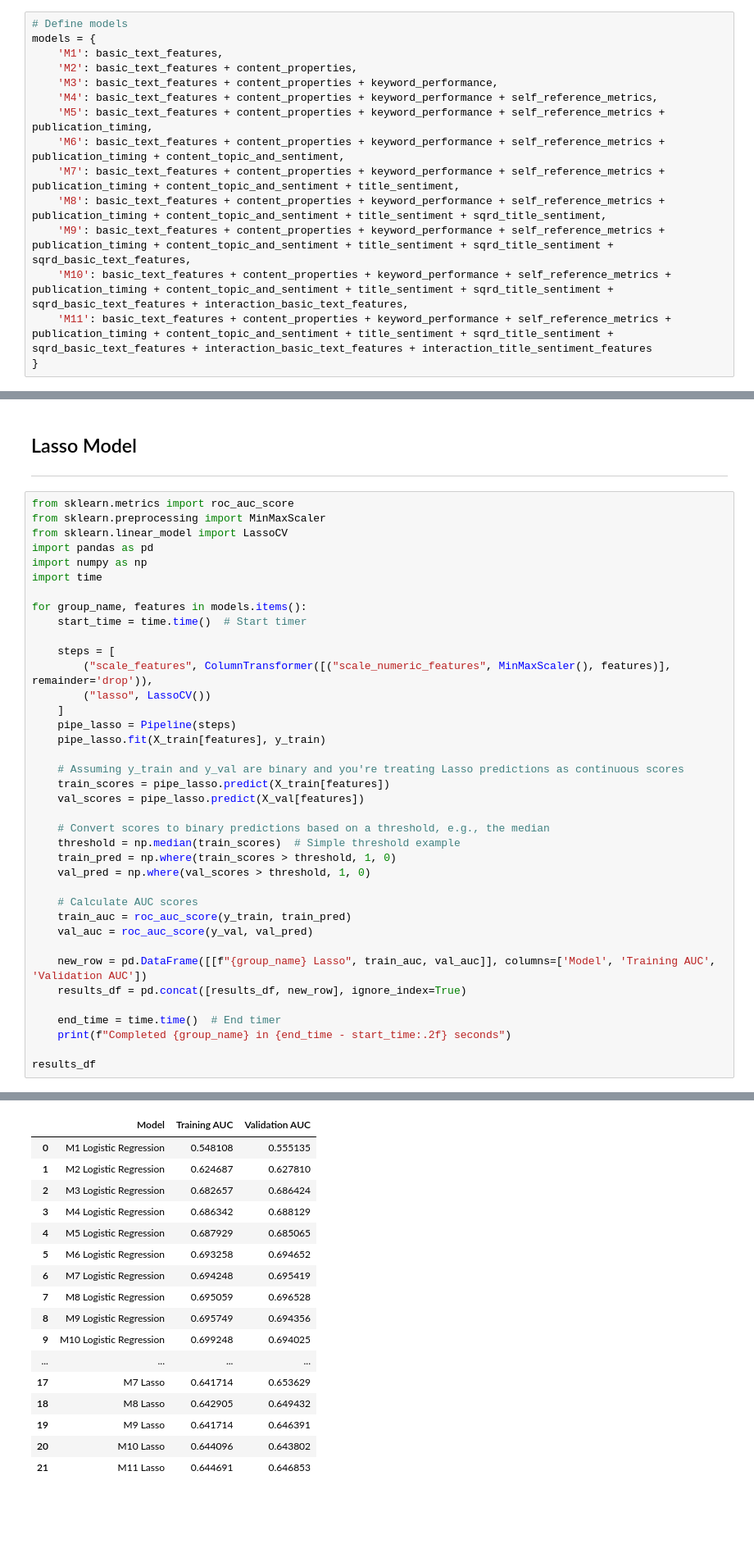
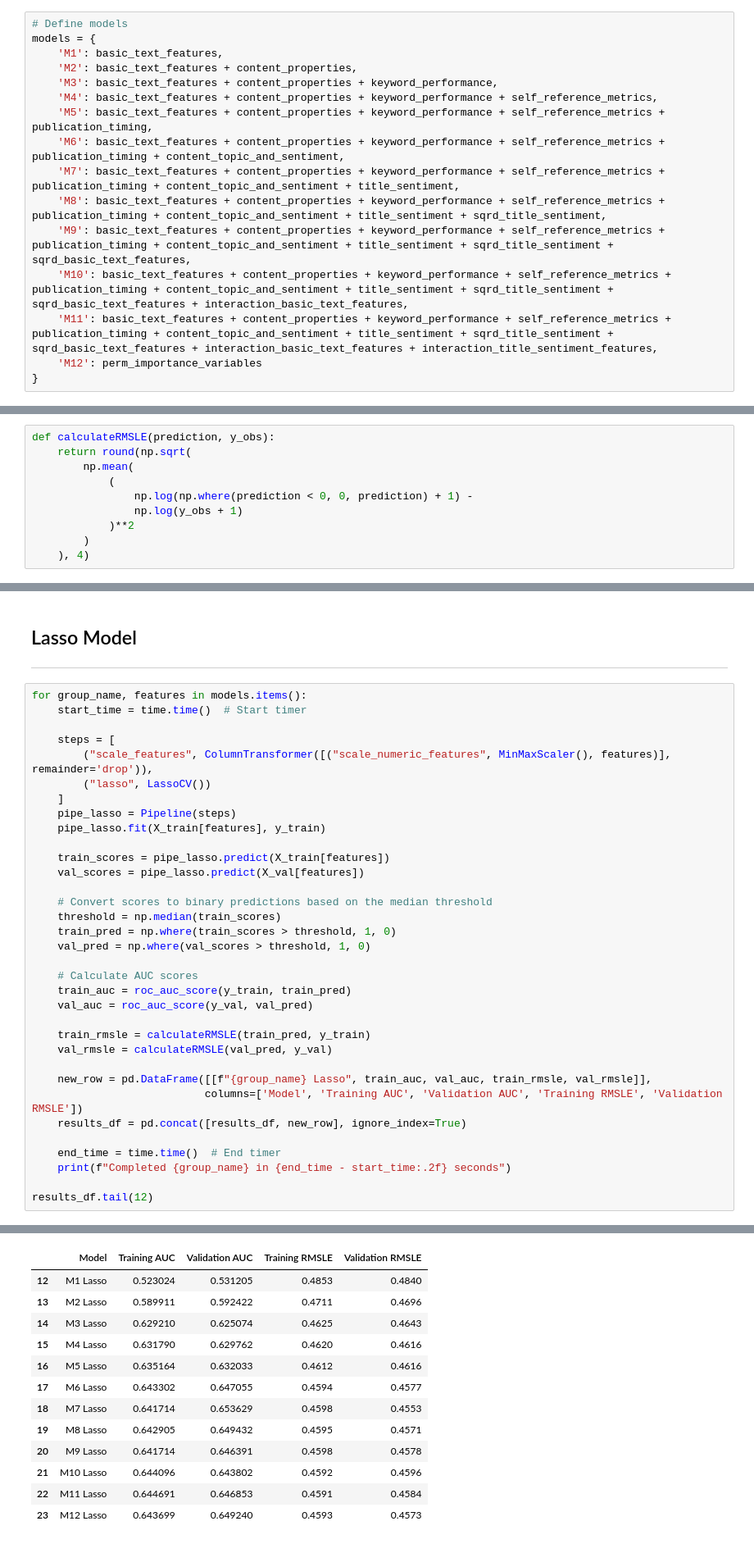
Before and after one commit to Iandrewburg/Data_Science, a Jupyter notebook: Data_Science_2/Assignments/Take_Home_Final/brandenburg_kaggle.ipynb, the cells around one changed output, grey strips where cells are left out. Shown: that part at 82% size. Saved outputs shown, nothing was run; the diff lists cells and outputs as text; blank space fills up the shorter version.

Commit message:
added various models

```diff
--- a/Data_Science_2/Assignments/Take_Home_Final/brandenburg_kaggle.ipynb
+++ b/Data_Science_2/Assignments/Take_Home_Final/brandenburg_kaggle.ipynb
@@ -353,7 +431,8 @@ models = {
     'M8': basic_text_features + content_properties + keyword_performance + self_reference_metrics + publication_timing + content_topic_and_sentiment + title_sentiment + sqrd_title_sentiment,
     'M9': basic_text_features + content_properties + keyword_performance + self_reference_metrics + publication_timing + content_topic_and_sentiment + title_sentiment + sqrd_title_sentiment + sqrd_basic_text_features,
     'M10': basic_text_features + content_properties + keyword_performance + self_reference_metrics + publication_timing + content_topic_and_sentiment + title_sentiment + sqrd_title_sentiment + sqrd_basic_text_features + interaction_basic_text_features,
-    'M11': basic_text_features + content_properties + keyword_performance + self_reference_metrics + publication_timing + content_topic_and_sentiment + title_sentiment + sqrd_title_sentiment + sqrd_basic_text_features + interaction_basic_text_features + interaction_title_sentiment_features
+    'M11': basic_text_features + content_properties + keyword_performance + self_reference_metrics + publication_timing + content_topic_and_sentiment + title_sentiment + sqrd_title_sentiment + sqrd_basic_text_features + interaction_basic_text_features + interaction_title_sentiment_features,
+    'M12': perm_importance_variables
 }
 # %%
 # Split 'train_data' into training and validation sets
@@ -393,3 +442,13 @@ M11 Validation Accuracy: 0.8737
 # %% [markdown]
 # Models
 ---
+# %%
+def calculateRMSLE(prediction, y_obs):
+    return round(np.sqrt(
+        np.mean(
+            (
+                np.log(np.where(prediction < 0, 0, prediction) + 1) -
+                np.log(y_obs + 1)
+            )**2
+        )
+    ), 4)
@@ -463,13 +586,6 @@ results_df
 ## Lasso Model
 ---
 # %%
-from sklearn.metrics import roc_auc_score
-from sklearn.preprocessing import MinMaxScaler
-from sklearn.linear_model import LassoCV
-import pandas as pd
-import numpy as np
-import time
-
 for group_name, features in models.items():
     start_time = time.time()  # Start timer
 
@@ -480,12 +596,11 @@ for group_name, features in models.items():
     pipe_lasso = Pipeline(steps)
     pipe_lasso.fit(X_train[features], y_train)
 
-    # Assuming y_train and y_val are binary and you're treating Lasso predictions as continuous scores
     train_scores = pipe_lasso.predict(X_train[features])
     val_scores = pipe_lasso.predict(X_val[features])
 
-    # Convert scores to binary predictions based on a threshold, e.g., the median
-    threshold = np.median(train_scores)  # Simple threshold example
+    # Convert scores to binary predictions based on the median threshold
+    threshold = np.median(train_scores)
     train_pred = np.where(train_scores > threshold, 1, 0)
     val_pred = np.where(val_scores > threshold, 1, 0)
 
@@ -493,11 +608,15 @@ for group_name, features in models.items():
     train_auc = roc_auc_score(y_train, train_pred)
     val_auc = roc_auc_score(y_val, val_pred)
 
-    new_row = pd.DataFrame([[f"{group_name} Lasso", train_auc, val_auc]], columns=['Model', 'Training AUC', 'Validation AUC'])
+    train_rmsle = calculateRMSLE(train_pred, y_train)
+    val_rmsle = calculateRMSLE(val_pred, y_val)
+
+    new_row = pd.DataFrame([[f"{group_name} Lasso", train_auc, val_auc, train_rmsle, val_rmsle]],
+                           columns=['Model', 'Training AUC', 'Validation AUC', 'Training RMSLE', 'Validation RMSLE'])
     results_df = pd.concat([results_df, new_row], ignore_index=True)
 
     end_time = time.time()  # End timer
     print(f"Completed {group_name} in {end_time - start_time:.2f} seconds")
 
-results_df
+results_df.tail(12)
 # %% [output]
@@ -515,17 +635,13 @@ Completed M11 in 1.83 seconds
-|  | Model | Training AUC | Validation AUC |
-| 0 | M1 Logistic Regression | 0.548108 | 0.555135 |
-| 1 | M2 Logistic Regression | 0.624687 | 0.627810 |
-| 2 | M3 Logistic Regression | 0.682657 | 0.686424 |
-| 3 | M4 Logistic Regression | 0.686342 | 0.688129 |
-| 4 | M5 Logistic Regression | 0.687929 | 0.685065 |
-| 5 | M6 Logistic Regression | 0.693258 | 0.694652 |
-| 6 | M7 Logistic Regression | 0.694248 | 0.695419 |
-| 7 | M8 Logistic Regression | 0.695059 | 0.696528 |
-| 8 | M9 Logistic Regression | 0.695749 | 0.694356 |
-| 9 | M10 Logistic Regression | 0.699248 | 0.694025 |
-| ... | ... | ... | ... |
-| 17 | M7 Lasso | 0.641714 | 0.653629 |
-| 18 | M8 Lasso | 0.642905 | 0.649432 |
-| 19 | M9 Lasso | 0.641714 | 0.646391 |
-| 20 | M10 Lasso | 0.644096 | 0.643802 |
-| 21 | M11 Lasso | 0.644691 | 0.646853 |
+|  | Model | Training AUC | Validation AUC | Training RMSLE | Validation RMSLE |
+| 12 | M1 Lasso | 0.523024 | 0.531205 | 0.4853 | 0.4840 |
+| 13 | M2 Lasso | 0.589911 | 0.592422 | 0.4711 | 0.4696 |
+| 14 | M3 Lasso | 0.629210 | 0.625074 | 0.4625 | 0.4643 |
+| 15 | M4 Lasso | 0.631790 | 0.629762 | 0.4620 | 0.4616 |
+| 16 | M5 Lasso | 0.635164 | 0.632033 | 0.4612 | 0.4616 |
+| 17 | M6 Lasso | 0.643302 | 0.647055 | 0.4594 | 0.4577 |
+| 18 | M7 Lasso | 0.641714 | 0.653629 | 0.4598 | 0.4553 |
+| 19 | M8 Lasso | 0.642905 | 0.649432 | 0.4595 | 0.4571 |
+| 20 | M9 Lasso | 0.641714 | 0.646391 | 0.4598 | 0.4578 |
+| 21 | M10 Lasso | 0.644096 | 0.643802 | 0.4592 | 0.4596 |
+| 22 | M11 Lasso | 0.644691 | 0.646853 | 0.4591 | 0.4584 |
+| 23 | M12 Lasso | 0.643699 | 0.649240 | 0.4593 | 0.4573 |
```
Also changed, not shown: parts of 90 cells of this notebook, 10 other files.
